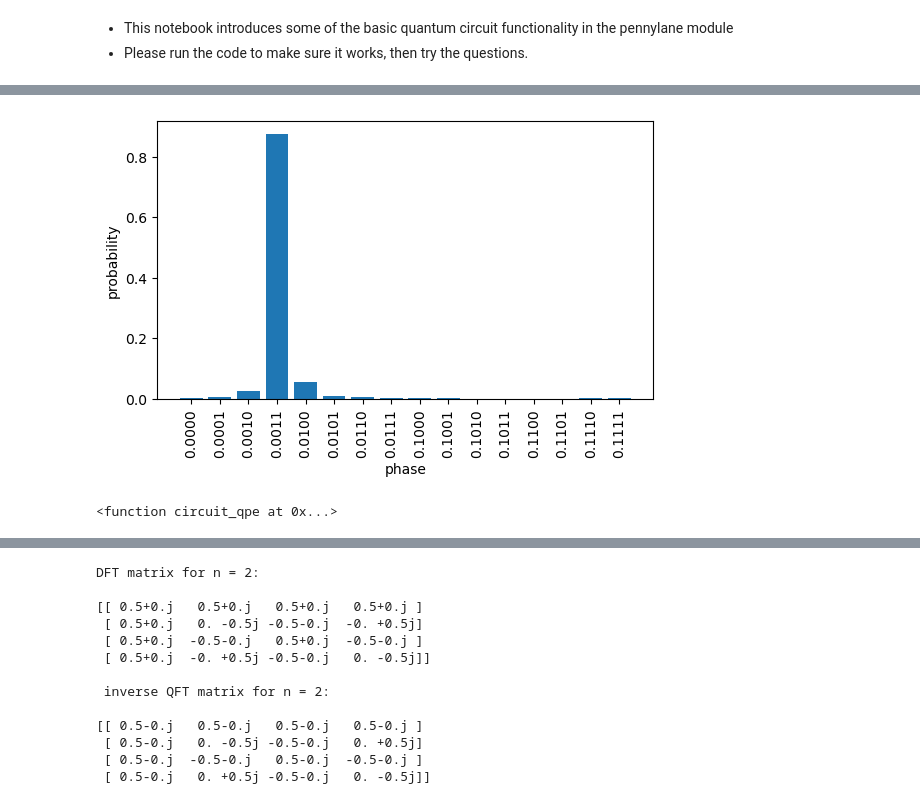
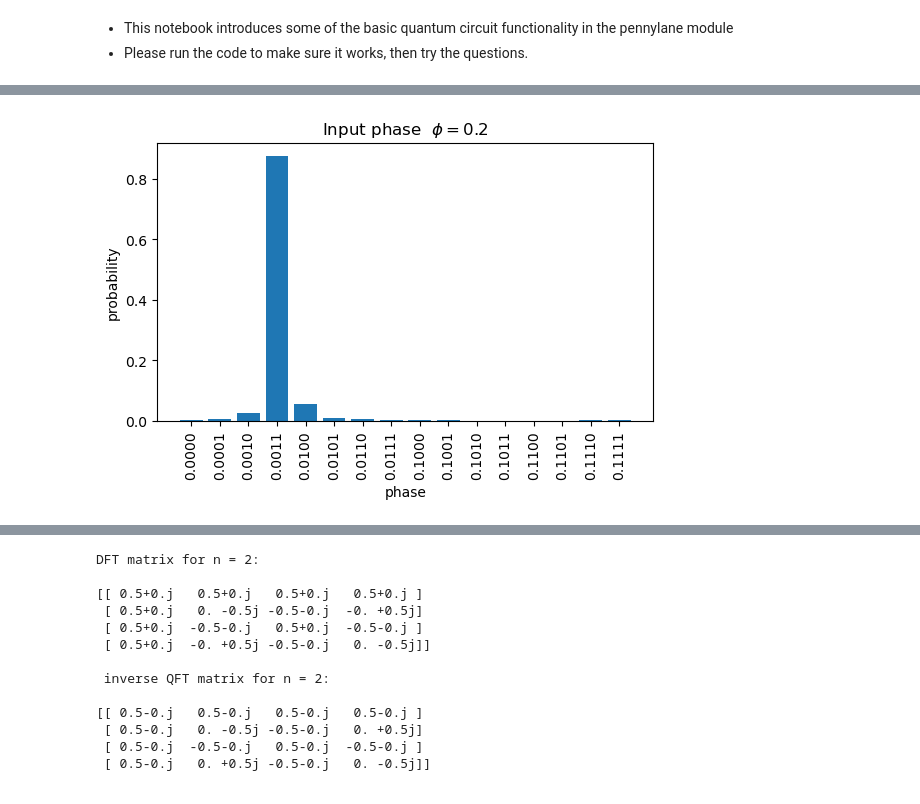
Before and after one commit to cmcneile/Quantum_Computing_lab_2024, a Jupyter notebook: Quantum_Computer_Lab_2.ipynb, the cells around one changed output, grey strips where cells are left out. Cells and saved outputs as stored; diff of their text form; code cells hidden in the pictures.

```diff
--- a/Quantum_Computer_Lab_2.ipynb
+++ b/Quantum_Computer_Lab_2.ipynb
@@ -68,20 +55,23 @@ https://qiskit.org/documentation/tutorials/circuits/3_summary_of_quantum_operati
 import pennylane as qml
 import numpy as np
 
-def U(wires):
-    return qml.PhaseShift(2 * np.pi / 5, wires=wires)
+## This function applies the phase phi
+def U(wires,phi):
+    return qml.PhaseShift(2 * np.pi * phi, wires=wires)
 # %%
 dev = qml.device("default.qubit" )
 
+
+## Below is a code to compute the phase using quantum phase estimation
 @qml.qnode(dev)
-def circuit_qpe(estimation_wires):
+def circuit_qpe(estimation_wires,phi):
     # initialize to state |1>
     qml.PauliX(wires=0)
 
     for wire in estimation_wires:
         qml.Hadamard(wires=wire)
 
-    qml.ControlledSequence(U(wires=0), control=estimation_wires)
+    qml.ControlledSequence(U(wires=0,phi=phi), control=estimation_wires)
 
     qml.adjoint(qml.QFT)(wires=estimation_wires)
 
@@ -88,0 +84,3 @@ def circuit_qpe(estimation_wires):
+# %%
+phi_input = 0.2
+measure_qubit = 5
@@ -89,26 +101,19 @@ def circuit_qpe(estimation_wires):
 # %%
-
-
 import matplotlib.pyplot as plt
 
 estimation_wires = range(1, 5)
 
-results = circuit_qpe(estimation_wires)
+results = circuit_qpe(estimation_wires,phi_input)
 
 bit_strings = [f"0.{x:0{len(estimation_wires)}b}" for x in range(len(results))]
 
 plt.bar(bit_strings, results)
 plt.xlabel("phase")
 plt.ylabel("probability")
 plt.xticks(rotation="vertical")
 plt.subplots_adjust(bottom=0.3)
+plt.title(r"Input phase  $\phi= $" + str(phi_input) )
 
 plt.show()
 # %% [output]
-[figure, old version]
+[figure, new version]
-# %%
-#  https://pennylane.ai/blog/2021/05/how-to-visualize-quantum-circuits-in-pennylane/
-
-print( qml.draw(circuit_qpe))
-# %% [output]
-<function circuit_qpe at 0x...>
```
Also changed, not shown: parts of 31 cells of this notebook.
